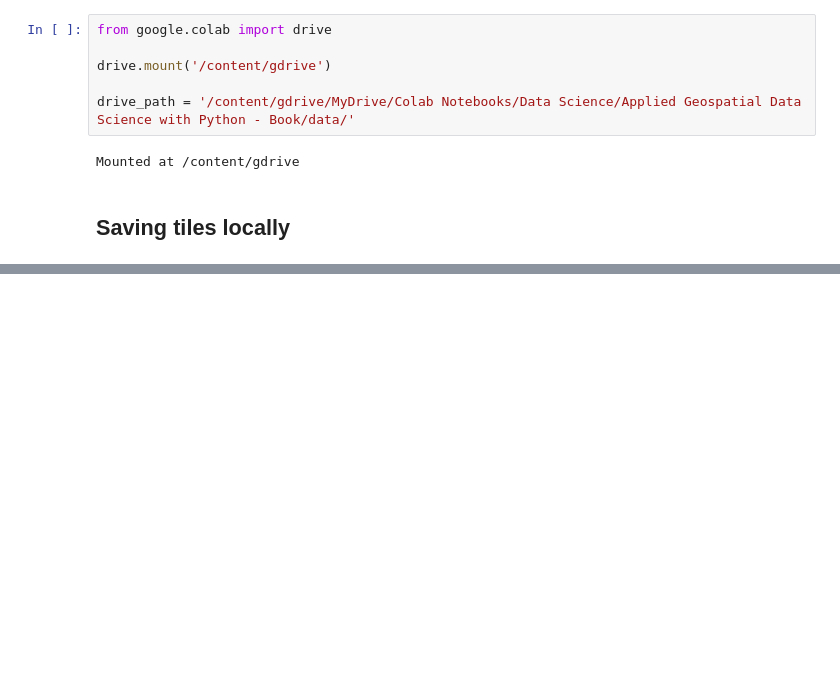
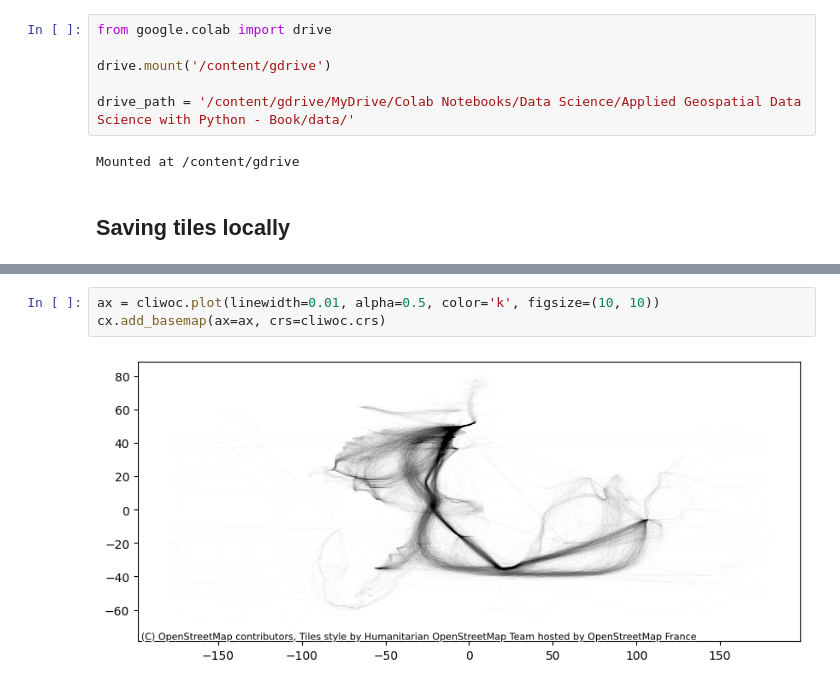
Before and after one commit to PaulToronto/Applied-Geospatial-Data-Science-with-Python---Book, a Jupyter notebook: 2_4_Contextily_Working_With_Local_Files.ipynb, the cells around one changed output, grey strips where cells are left out. Saved outputs shown, nothing was run; the diff lists cells and outputs as text; blank space fills up the shorter version.

```diff
--- a/2_4_Contextily_Working_With_Local_Files.ipynb
+++ b/2_4_Contextily_Working_With_Local_Files.ipynb
@@ -40,0 +84,5 @@ Mounted at /content/gdrive
+# %%
+ax = cliwoc.plot(linewidth=0.01, alpha=0.5, color='k', figsize=(10, 10))
+cx.add_basemap(ax=ax, crs=cliwoc.crs)
+# %% [output]
+[figure, added]
```
Also changed, not shown: parts of 4 cells of this notebook.
